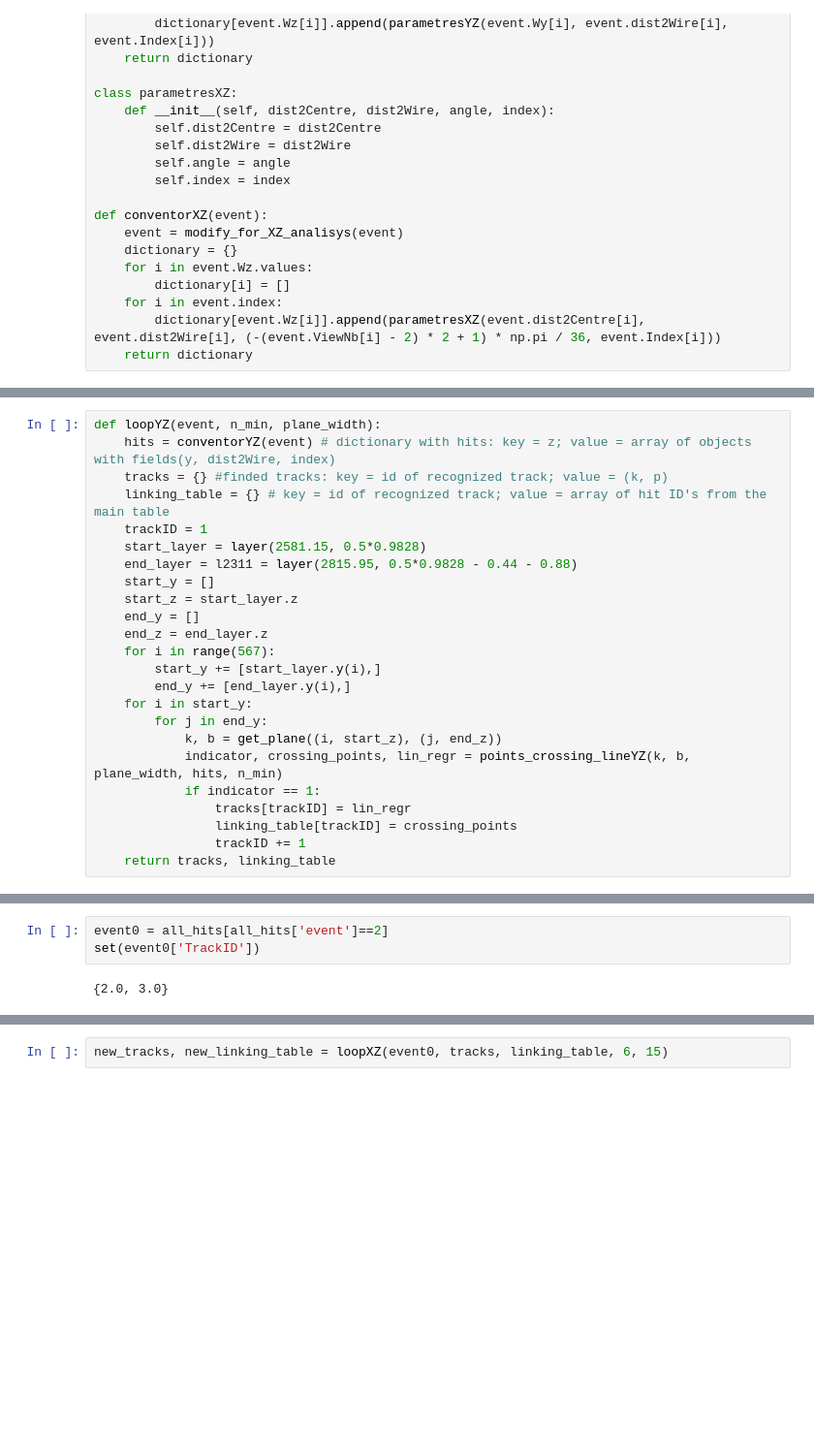
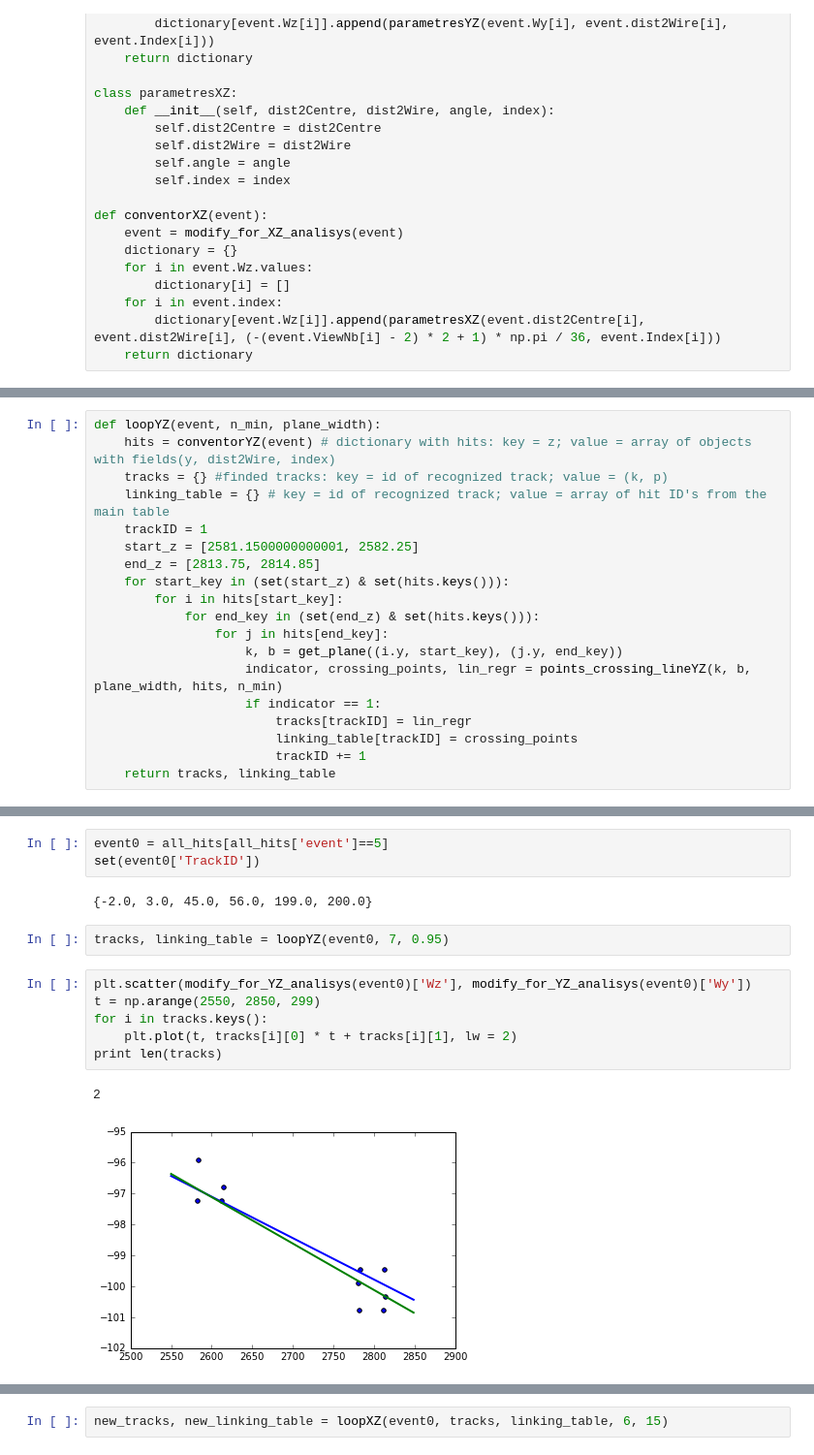
Before and after one commit to hushchyn-mikhail/SHiP_Tracker, a Jupyter notebook: new.ipynb, the cells around one changed output, grey strips where cells are left out. Shown: that part at 97% size. Cells and saved outputs as stored; diff of their text form; blank space fills up the shorter version.

```diff
--- a/new.ipynb
+++ b/new.ipynb
@@ -321,23 +320,18 @@ def loopYZ(event, n_min, plane_width):
     tracks = {} #finded tracks: key = id of recognized track; value = (k, p)
     linking_table = {} # key = id of recognized track; value = array of hit ID's from the main table
     trackID = 1
-    start_layer = layer(2581.15, 0.5*0.9828)
-    end_layer = l2311 = layer(2815.95, 0.5*0.9828 - 0.44 - 0.88)
-    start_y = []
-    start_z = start_layer.z
-    end_y = []
-    end_z = end_layer.z
-    for i in range(567):
-        start_y += [start_layer.y(i),]
-        end_y += [end_layer.y(i),]
-    for i in start_y:
-        for j in end_y:
-            k, b = get_plane((i, start_z), (j, end_z))
-            indicator, crossing_points, lin_regr = points_crossing_lineYZ(k, b, plane_width, hits, n_min)
-            if indicator == 1:
-                tracks[trackID] = lin_regr
-                linking_table[trackID] = crossing_points
-                trackID += 1
+    start_z = [2581.1500000000001, 2582.25]
+    end_z = [2813.75, 2814.85]
+    for start_key in (set(start_z) & set(hits.keys())):
+        for i in hits[start_key]:
+            for end_key in (set(end_z) & set(hits.keys())):
+                for j in hits[end_key]:
+                    k, b = get_plane((i.y, start_key), (j.y, end_key))
+                    indicator, crossing_points, lin_regr = points_crossing_lineYZ(k, b, plane_width, hits, n_min)
+                    if indicator == 1:
+                        tracks[trackID] = lin_regr
+                        linking_table[trackID] = crossing_points
+                        trackID += 1
     return tracks, linking_table
 # %%
 def loopXZ(event, tracks, linking_table, n_min, width):
@@ -375,5 +401,16 @@ def loopXZ(event, tracks, linking_table, n_min, width):
 # %%
-event0 = all_hits[all_hits['event']==2]
+event0 = all_hits[all_hits['event']==5]
 set(event0['TrackID'])
 # %% [output]
-{2.0, 3.0}
+{-2.0, 3.0, 45.0, 56.0, 199.0, 200.0}
+# %%
+tracks, linking_table = loopYZ(event0, 7, 0.95)
+# %%
+plt.scatter(modify_for_YZ_analisys(event0)['Wz'], modify_for_YZ_analisys(event0)['Wy'])
+t = np.arange(2550, 2850, 299)
+for i in tracks.keys():
+    plt.plot(t, tracks[i][0] * t + tracks[i][1], lw = 2)
+print len(tracks)
+# %% [output]
+2
+[figure, added]
```
Also changed, not shown: parts of 13 cells of this notebook.
